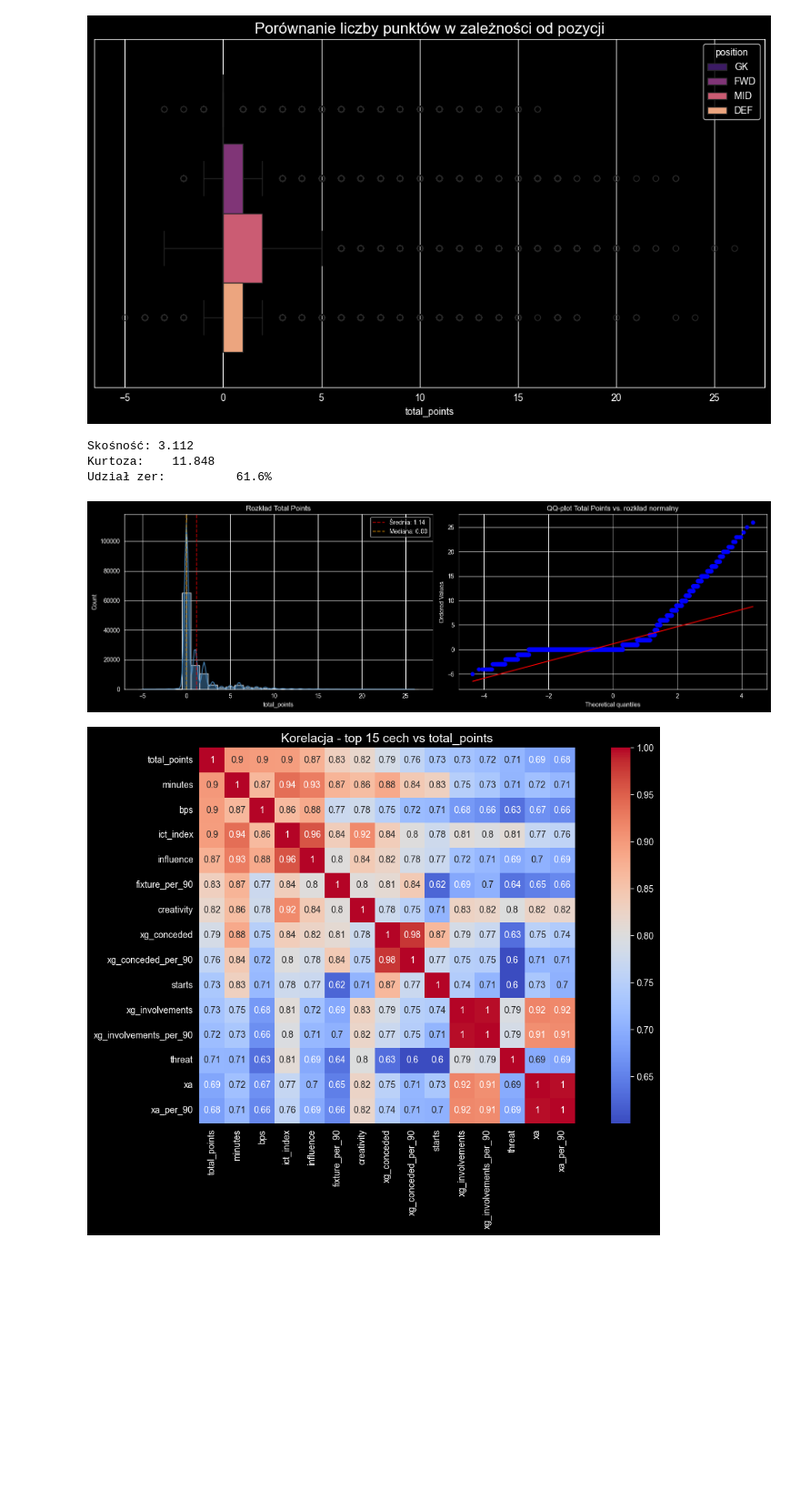
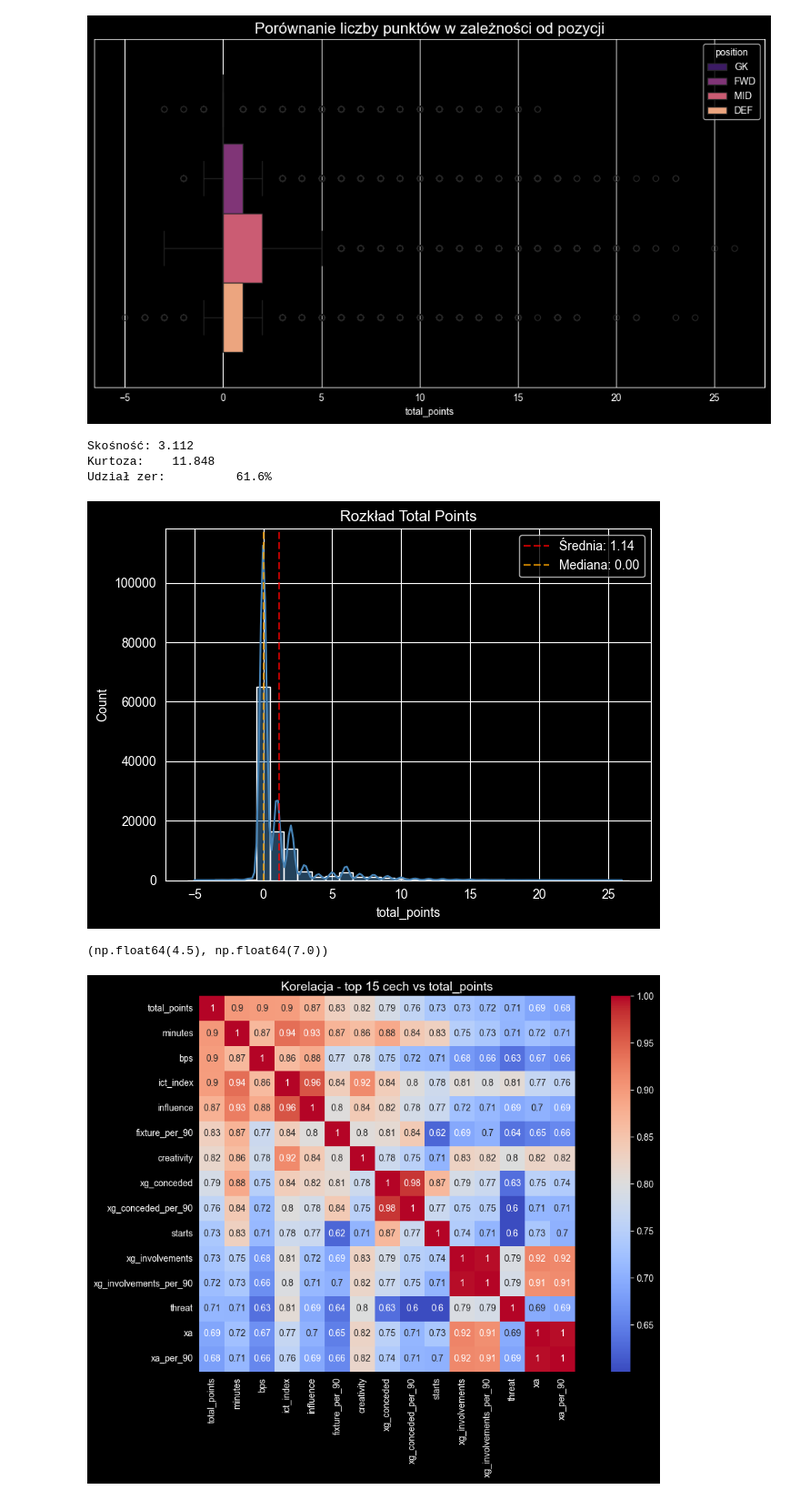
Before and after one commit to ruus77/FPL, a Jupyter notebook: src/fpl_project/data_processing/eda.ipynb, the cells around one changed output. Shown at 91% size. Saved outputs shown, nothing was run; the diff lists cells and outputs as text; code cells hidden in the pictures; blank space fills up the shorter version.

```diff
--- a/src/fpl_project/data_processing/eda.ipynb
+++ b/src/fpl_project/data_processing/eda.ipynb
@@ -164,35 +160,35 @@ plt.tight_layout()
 # %% [output]
 [figure]
 # %%
-fig, axes = plt.subplots(1, 2, figsize=(16, 5))
-
-ax = axes[0]
-sns.histplot(data.total_points, kde=True, discrete=True, bins=30,
-             color='steelblue', ax=ax)
+ax = sns.histplot(data.total_points, kde=True, discrete=True, bins=30,
+             color='steelblue')
 ax.axvline(data.total_points.mean(), linestyle='--', color='r', alpha=0.7,
            label=f"Średnia: {data.total_points.mean():.2f}")
 ax.axvline(data.total_points.median(), linestyle='--', color='orange', alpha=0.7,
            label=f"Mediana: {data.total_points.median():.2f}")
+
+
+
 ax.legend(loc='upper right')
 ax.set_title('Rozkład Total Points')
-
-ax2 = axes[1]
-stats.probplot(data.total_points, dist='norm', plot=ax2)
-ax2.set_title('QQ-plot Total Points vs. rozkład normalny')
 
 plt.tight_layout()
 
 skew = float(data.total_points.skew())
 kurt = float(data.total_points.kurtosis())
 zero_pct = (data.total_points == 0).mean() * 100
 print(f"Skośność: {skew:.3f}")
 print(f"Kurtoza:    {kurt:.3f}")
 print(f"Udział zer:          {zero_pct:.1f}%")
 # %% [output]
 Skośność: 3.112
 Kurtoza:    11.848
 Udział zer:          61.6%
-[figure, old version]
+[figure, new version]
+# %%
+data.value.quantile(.5), data.value.quantile(.955)
+# %% [output]
+(np.float64(4.5), np.float64(7.0))
 # %%
 corr = data.select_dtypes(exclude=["object", "string"]).corr(method='spearman').apply(np.abs)
 cols = corr["total_points"].sort_values(ascending=False).head(15).index
```
Also changed, not shown: parts of 11 cells of this notebook, 9 other files.
